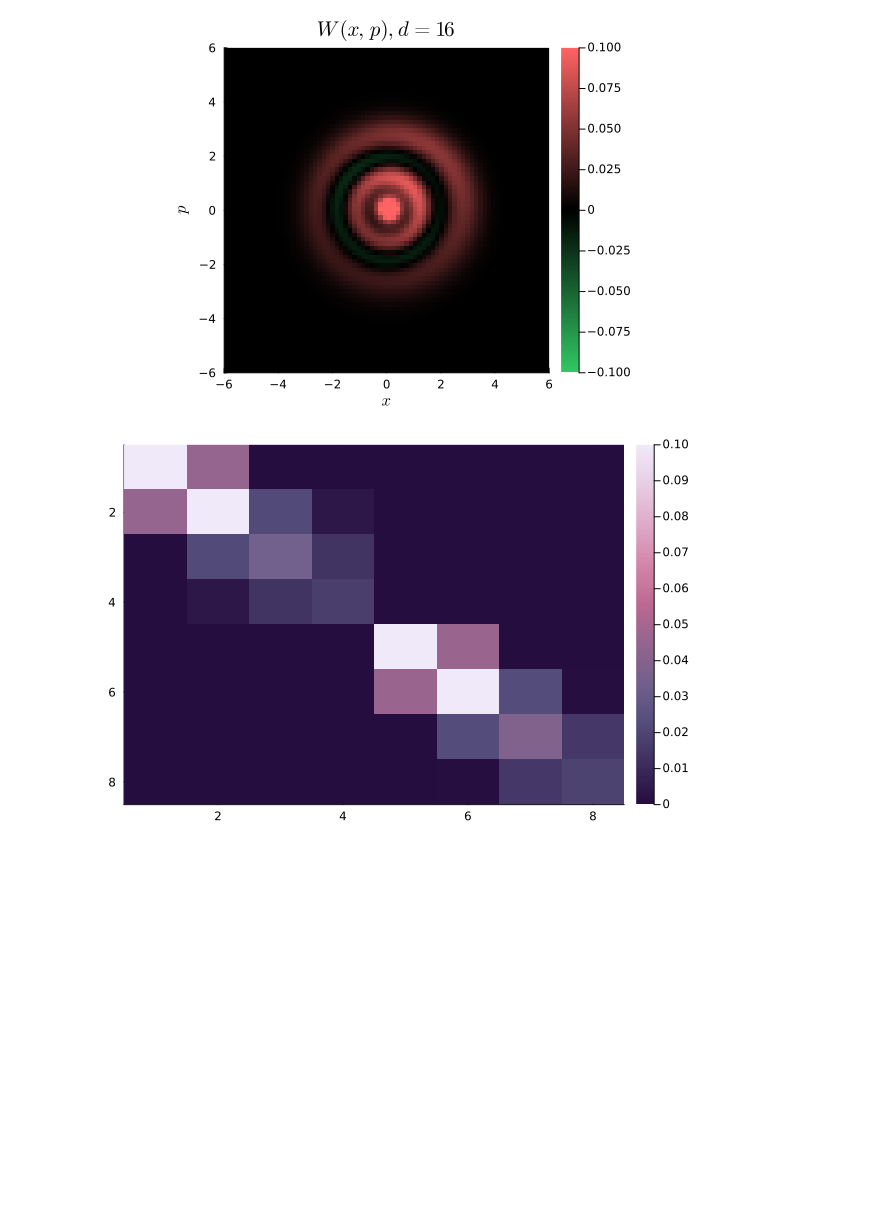
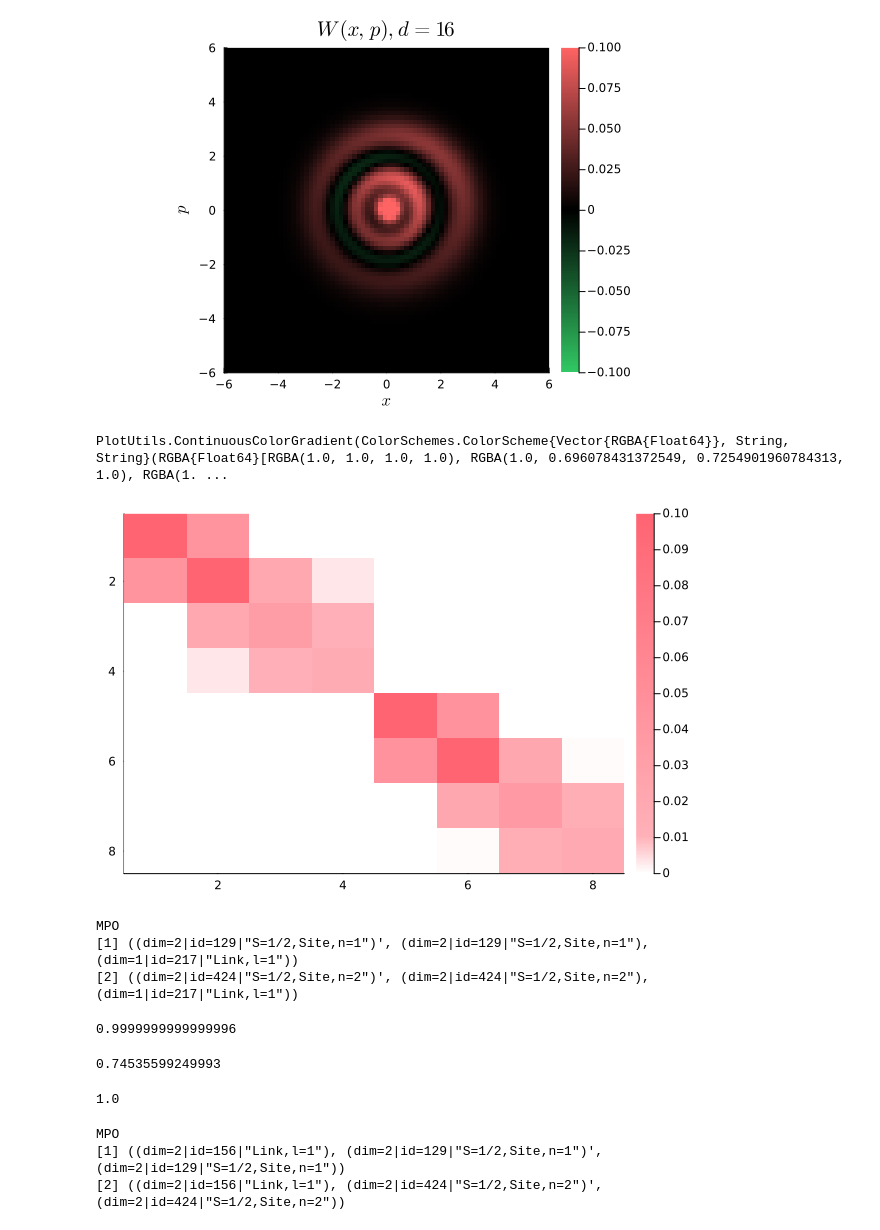
Before and after one commit to Qtech-Murcia/interleaved, a Jupyter notebook: markovian_wigner.ipynb, the cells around one changed output. Cells and saved outputs as stored; diff of their text form; code cells hidden in the pictures; blank space fills up the shorter version.

```diff
--- a/markovian_wigner.ipynb
+++ b/markovian_wigner.ipynb
@@ -201,8 +201,49 @@ p = heatmap(
 			display("image/png", p) # heatmap(W))
 # %% [output]
 [figure]
+# %%
+
+color_min = RGB(1, 1, 1)                    # White for zero
+	color_max = RGB(255 / 255, 100 / 255, 115 / 255)  # Bright pink for positive values
+
+	# Create a custom color gradient with white at the midpoint
+	custom_colormap_with_white = cgrad([color_min, color_max], [0.0, 0.1])
+# %% [output]
+PlotUtils.ContinuousColorGradient(ColorSchemes.ColorScheme{Vector{RGBA{Float64}}, String, String}(RGBA{Float64}[RGBA(1.0, 1.0, 1.0, 1.0), RGBA(1.0, 0.696078431372549, 0.7254901960784313, 1.0), RGBA(1. ...
 # %%
 # β = 0.5, μ = 0.5, Γ = 5.0
-heatmap(real(rho1/tr(rho1)), yflip = true, c =:acton10, clims = (0, 0.1))
+plot!(widen = false)
+heatmap(real(rho1/tr(rho1)), yflip = true, c = custom_colormap_with_white , clims = (0, 0.1))
 # %% [output]
-[figure, old version]
+[figure, new version]
+# %%
+s = siteinds("S=1/2", 2)
+states = ["Proj0", "Proj1"]
+#rho = MPO(s, states)
+
+ITensors.op(::OpName"s0", ::SiteType"S=1/2") = (4/5)*[1/2 1; 1 3/4]
+ITensors.op(::OpName"s1", ::SiteType"S=1/2") = 0.5*[1 1; 1 1]
+
+    rho = MPO(s, ["s0","s1"])
+# %% [output]
+MPO
+[1] ((dim=2|id=129|"S=1/2,Site,n=1")', (dim=2|id=129|"S=1/2,Site,n=1"), (dim=1|id=217|"Link,l=1"))
+[2] ((dim=2|id=424|"S=1/2,Site,n=2")', (dim=2|id=424|"S=1/2,Site,n=2"), (dim=1|id=217|"Link,l=1"))
+# %%
+tr(rho)
+# %% [output]
+0.9999999999999996
+# %%
+tr(normalize(rho))
+# %% [output]
+0.74535599249993
+# %%
+tr(rho/tr(rho))
+# %% [output]
+1.0
+# %%
+szb = MPO(OpSum()+(1,"Sz",1), s)
+# %% [output]
+MPO
+[1] ((dim=2|id=156|"Link,l=1"), (dim=2|id=129|"S=1/2,Site,n=1")', (dim=2|id=129|"S=1/2,Site,n=1"))
+[2] ((dim=2|id=156|"Link,l=1"), (dim=2|id=424|"S=1/2,Site,n=2")', (dim=2|id=424|"S=1/2,Site,n=2"))
```
Also changed, not shown: parts of 2 cells of this notebook, 7 other files.
